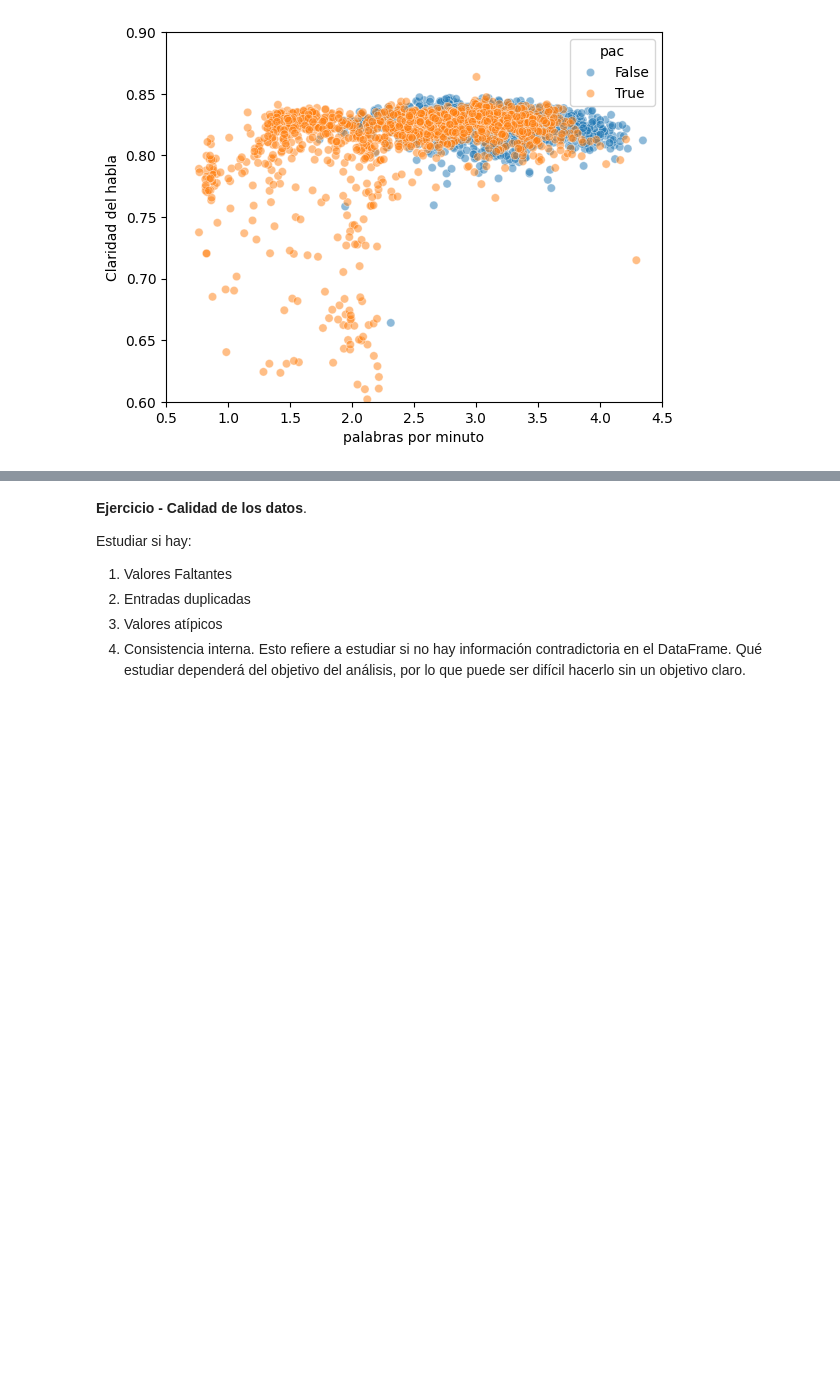
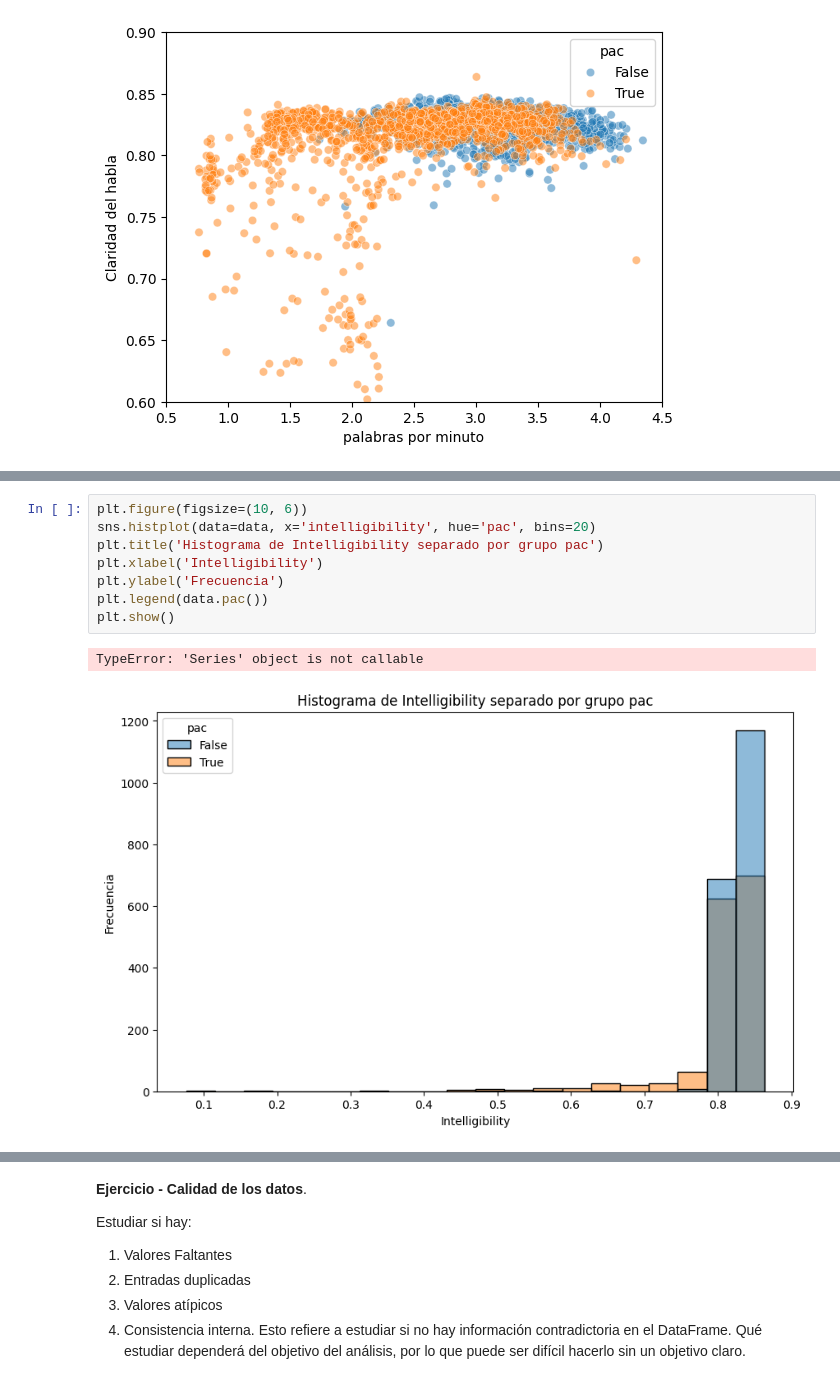
Before and after one commit to LuciaVazquez08/IntroduccionAprendisajeAutomatico, a Jupyter notebook: com/clase 1/analisis_exploratorio de datos.ipynb, the cells around one changed output, grey strips where cells are left out. Drawn from its saved outputs; the diff is of its cells as text; blank space fills up the shorter version.

```diff
--- a/com/clase 1/analisis_exploratorio de datos.ipynb
+++ b/com/clase 1/analisis_exploratorio de datos.ipynb
@@ -230,0 +252,11 @@ Text(0, 0.5, 'Claridad del habla')
+# %%
+plt.figure(figsize=(10, 6))
+sns.histplot(data=data, x='intelligibility', hue='pac', bins=20)
+plt.title('Histograma de Intelligibility separado por grupo pac')
+plt.xlabel('Intelligibility')
+plt.ylabel('Frecuencia')
+plt.legend(data.pac())
+plt.show()
+# %% [output]
+TypeError: 'Series' object is not callable
+[figure, added]
```
Also changed, not shown: parts of 8 cells of this notebook.
